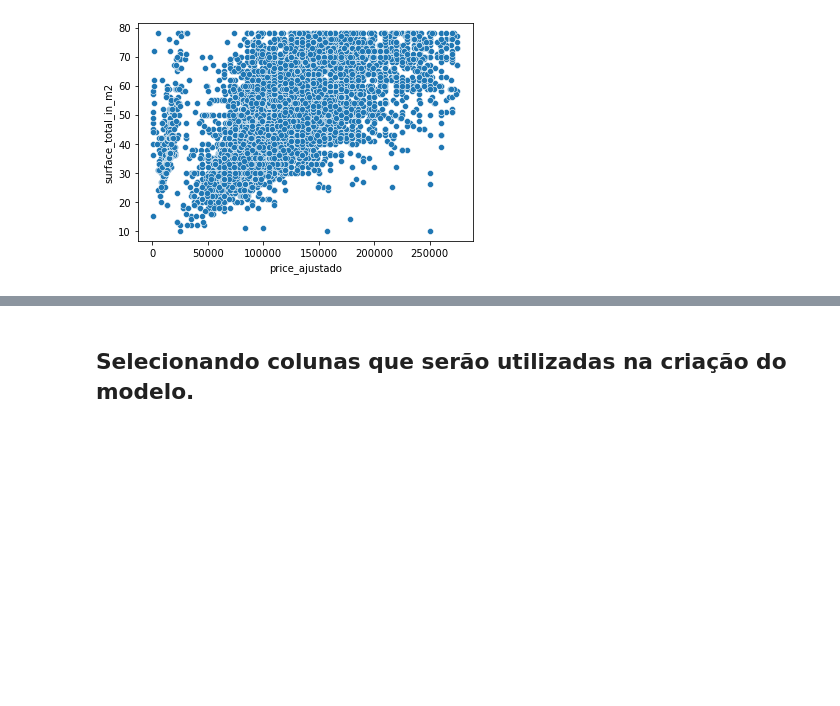
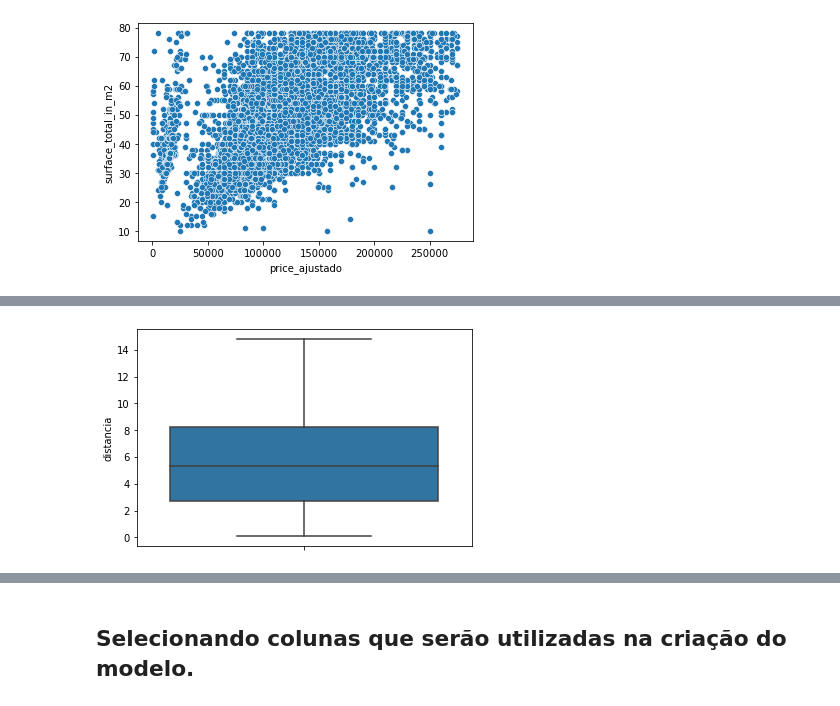
Before and after one commit to lpoggetto/Workshop_DH_1, a Jupyter notebook: workshop.ipynb, the cells around one changed output, grey strips where cells are left out. Cells and saved outputs as stored; diff of their text form; code cells hidden in the pictures; blank space fills up the shorter version.

```diff
--- a/workshop.ipynb
+++ b/workshop.ipynb
@@ -252,0 +290,9 @@ plt.show()
+# %%
+sns.boxplot(
+    data = df,
+    y = 'distancia'
+    #x = 'property_type'
+)
+plt.show()
+# %% [output]
+[figure, added]
```
Also changed, not shown: parts of 12 cells of this notebook.
